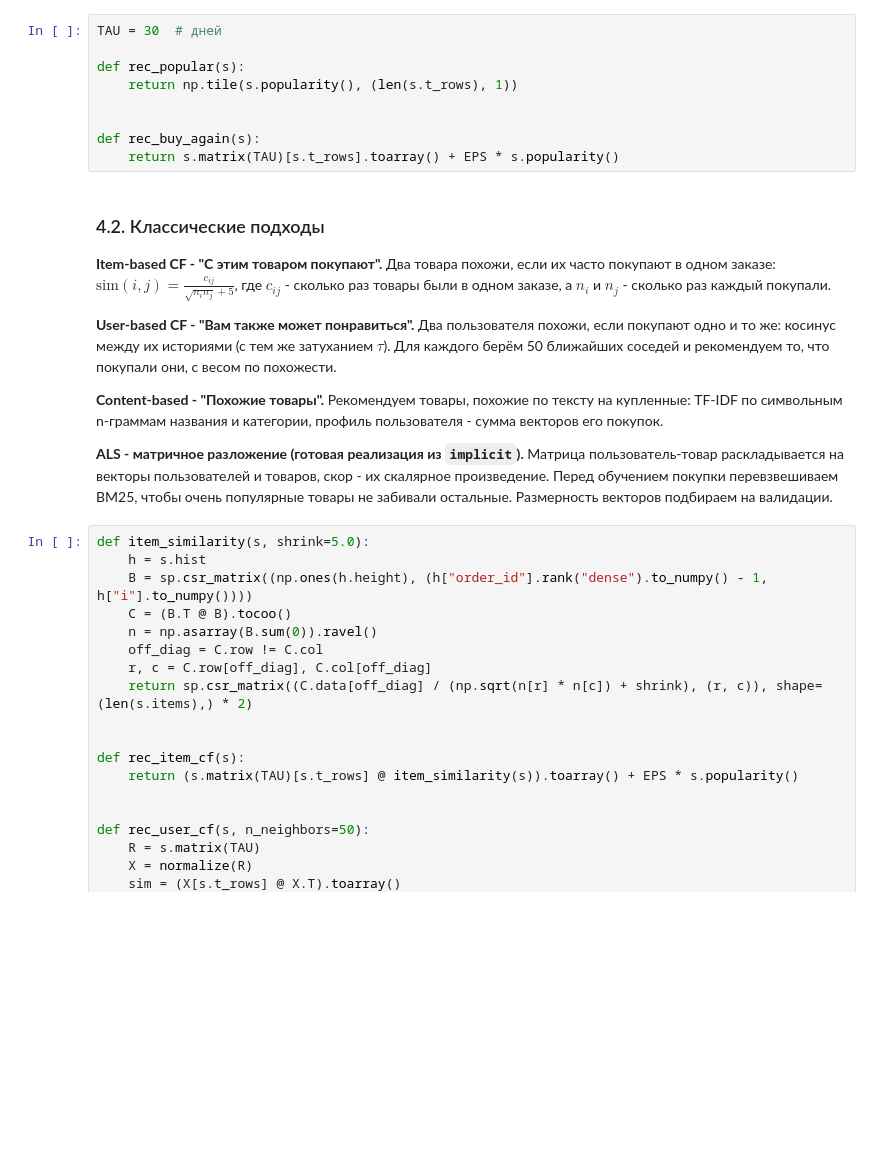
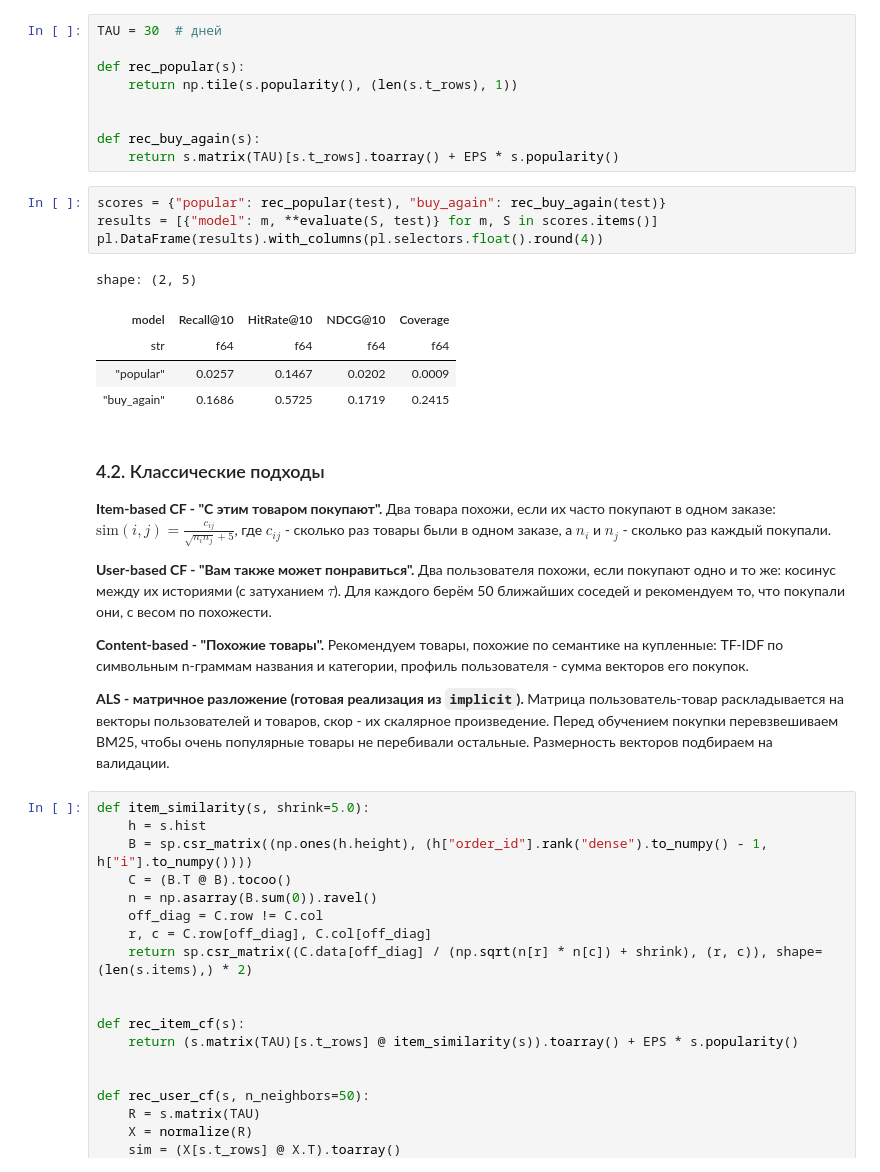
Before and after one commit to yulyaaamih/RecSys-hw, a Jupyter notebook: lavka_churn_recsys.ipynb, the cells around one changed output. Saved outputs shown, nothing was run; the diff lists cells and outputs as text; blank space fills up the shorter version.

```diff
--- a/lavka_churn_recsys.ipynb
+++ b/lavka_churn_recsys.ipynb
@@ -282,17 +284,27 @@ def rec_popular(s):
 
 def rec_buy_again(s):
     return s.matrix(TAU)[s.t_rows].toarray() + EPS * s.popularity()
+# %%
+scores = {"popular": rec_popular(test), "buy_again": rec_buy_again(test)}
+results = [{"model": m, **evaluate(S, test)} for m, S in scores.items()]
+pl.DataFrame(results).with_columns(pl.selectors.float().round(4))
+# %% [output]
+shape: (2, 5)
+| model | Recall@10 | HitRate@10 | NDCG@10 | Coverage |
+| str | f64 | f64 | f64 | f64 |
+| "popular" | 0.0257 | 0.1467 | 0.0202 | 0.0009 |
+| "buy_again" | 0.1686 | 0.5725 | 0.1719 | 0.2415 |
 # %% [markdown]
 ### 4.2. Классические подходы
 
 **Item-based CF - "С этим товаром покупают".** Два товара похожи, если их часто покупают в одном заказе:
 $\text{sim}(i,j) = \frac{c_{ij}}{\sqrt{n_i n_j} + 5}$, где $c_{ij}$ - сколько раз товары были в одном заказе, а $n_i$ и $n_j$ - сколько раз каждый покупали.
 
-**User-based CF - "Вам также может понравиться".** Два пользователя похожи, если покупают одно и то же: косинус между их историями (с тем же затуханием $\tau$). Для каждого берём 50 ближайших соседей и рекомендуем то, что покупали они, с весом по похожести.
+**User-based CF - "Вам также может понравиться".** Два пользователя похожи, если покупают одно и то же: косинус между их историями (с затуханием $\tau$). Для каждого берём 50 ближайших соседей и рекомендуем то, что покупали они, с весом по похожести.
 
-**Content-based - "Похожие товары".** Рекомендуем товары, похожие по тексту на купленные: TF-IDF по символьным n-граммам названия и категории, профиль пользователя - сумма векторов его покупок.
+**Content-based - "Похожие товары".** Рекомендуем товары, похожие по семантике на купленные: TF-IDF по символьным n-граммам названия и категории, профиль пользователя - сумма векторов его покупок.
 
-**ALS - матричное разложение (готовая реализация из `implicit`).** Матрица пользователь-товар раскладывается на векторы пользователей и товаров, скор - их скалярное произведение. Перед обучением покупки перевзвешиваем BM25, чтобы очень популярные товары не забивали остальные. Размерность векторов подбираем на валидации.
+**ALS - матричное разложение (готовая реализация из `implicit`).** Матрица пользователь-товар раскладывается на векторы пользователей и товаров, скор - их скалярное произведение. Перед обучением покупки перевзвешиваем BM25, чтобы очень популярные товары не перебивали остальные. Размерность векторов подбираем на валидации.
 # %%
 def item_similarity(s, shrink=5.0):
     h = s.hist
```
Also changed, not shown: parts of 22 cells of this notebook.
